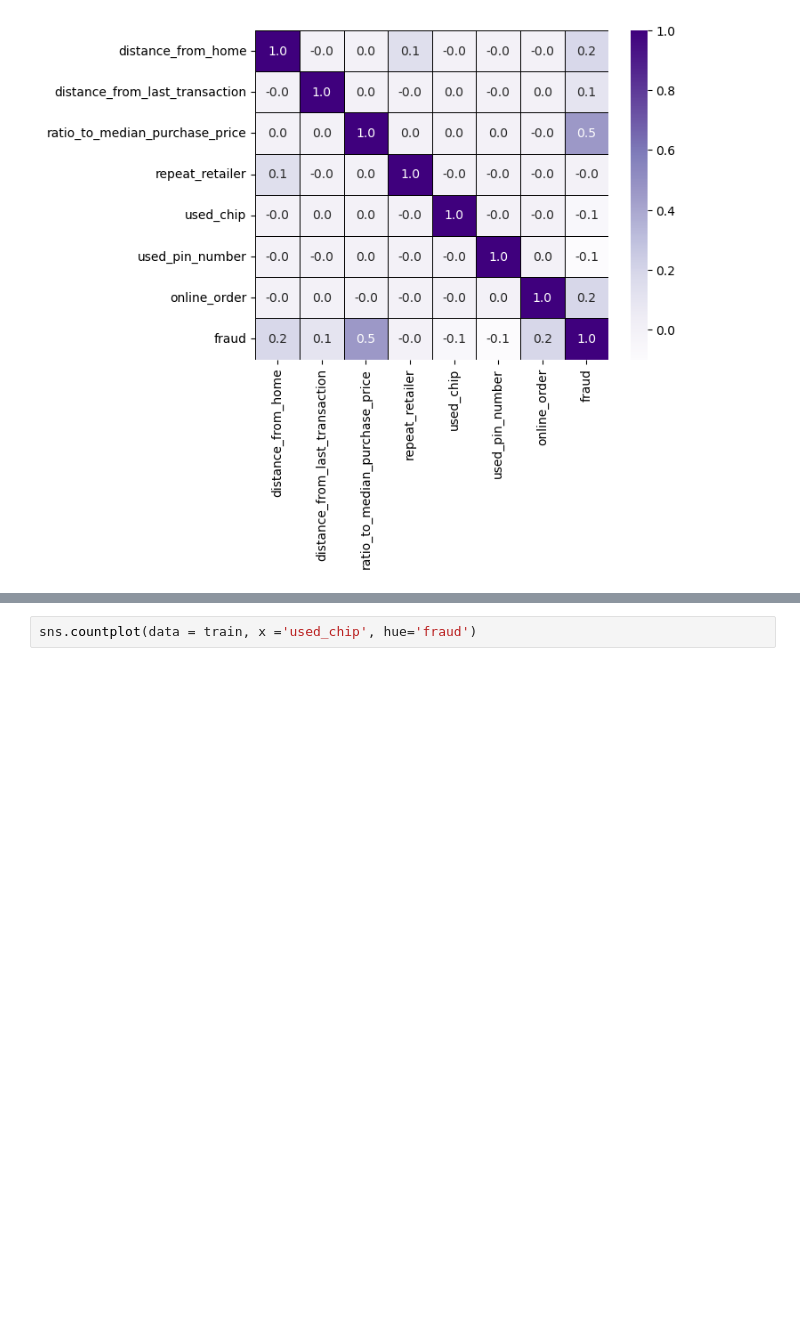
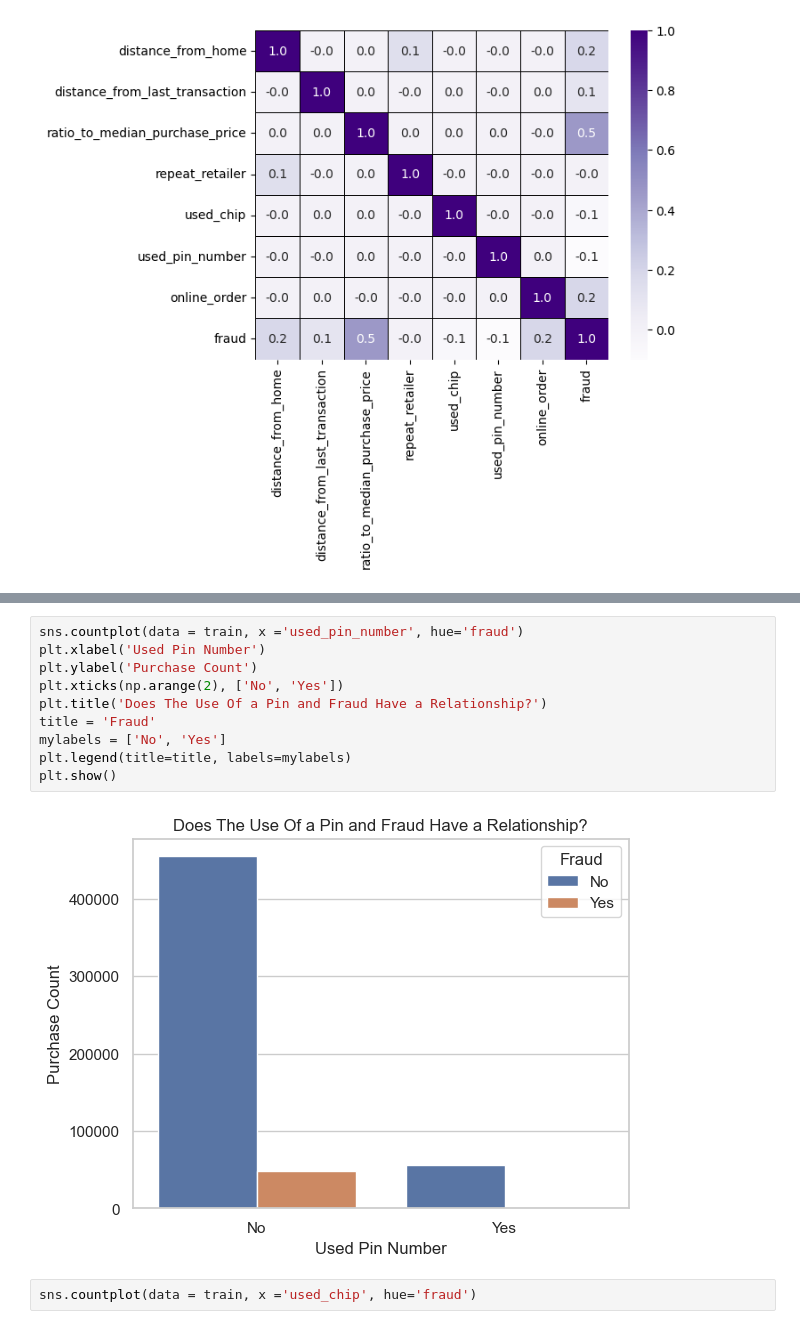
Before and after one commit to jorgellopez38/Credit-Card-Fraud, a Jupyter notebook: scratch_1.ipynb, the cells around one changed output, grey strips where cells are left out. Saved outputs shown, nothing was run; the diff lists cells and outputs as text; blank space fills up the shorter version.

```diff
--- a/scratch_1.ipynb
+++ b/scratch_1.ipynb
@@ -225,3 +234,15 @@ sns.countplot(data = train, x ='used_pin_number', hue='fraud')
+# %%
+sns.countplot(data = train, x ='used_pin_number', hue='fraud')
+plt.xlabel('Used Pin Number')
+plt.ylabel('Purchase Count')
+plt.xticks(np.arange(2), ['No', 'Yes'])
+plt.title('Does The Use Of a Pin and Fraud Have a Relationship?')
+title = 'Fraud'
+mylabels = ['No', 'Yes']
+plt.legend(title=title, labels=mylabels)
+plt.show()
+# %% [output]
+[figure, added]
 # %%
 sns.countplot(data = train, x ='used_chip', hue='fraud')
 # %% [output]
```
Also changed, not shown: parts of 22 cells of this notebook, 2 other files.
